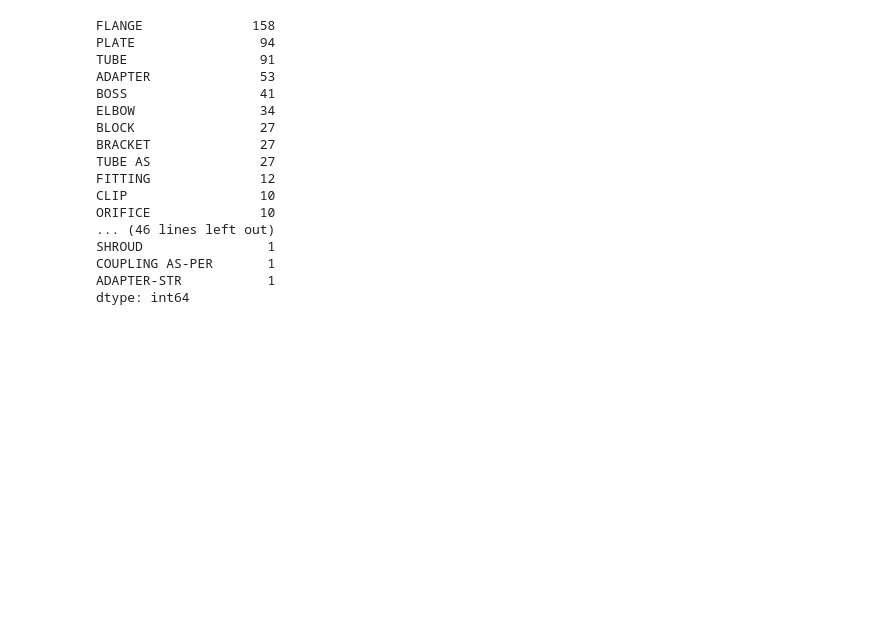
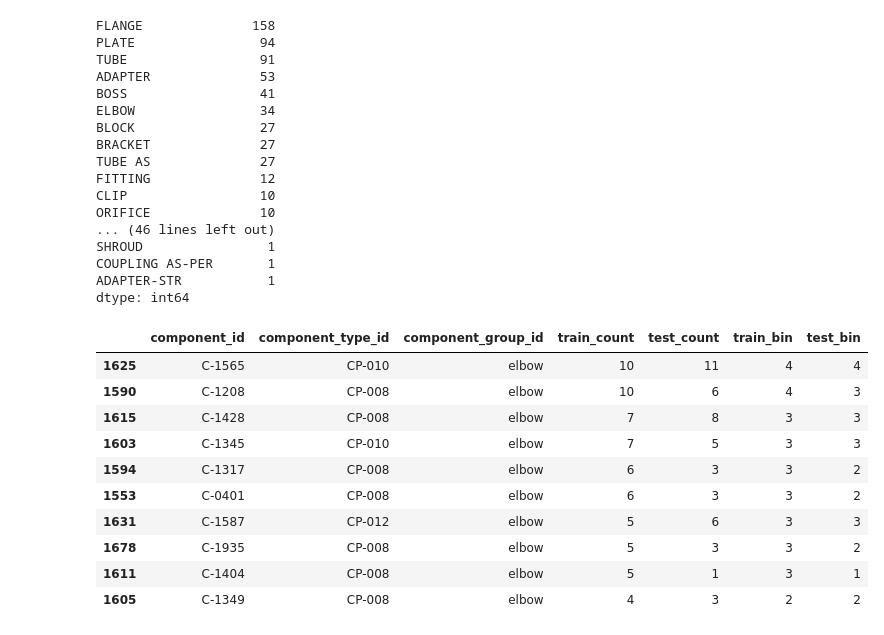
Before and after one commit to cberzan/kaggle-caterpillar, a Jupyter notebook: caterpillar-tube-pricing/components.ipynb, the cells around one changed output. Saved outputs shown, nothing was run; the diff lists cells and outputs as text; code cells hidden in the pictures; blank space fills up the shorter version.

```diff
--- a/caterpillar-tube-pricing/components.ipynb
+++ b/caterpillar-tube-pricing/components.ipynb
@@ -178,3 +178,19 @@ SHROUD                1
 COUPLING AS-PER       1
 ADAPTER-STR           1
 dtype: int64
+# %%
+df = all_counts[all_counts.component_group_id == 'elbow'].copy()
+df.sort('train_count', ascending=False, inplace=True)
+df[:10]
+# %% [output]
+|  | component_id | component_type_id | component_group_id | train_count | test_count | train_bin | test_bin |
+| 1625 | C-1565 | CP-010 | elbow | 10 | 11 | 4 | 4 |
+| 1590 | C-1208 | CP-008 | elbow | 10 | 6 | 4 | 3 |
+| 1615 | C-1428 | CP-008 | elbow | 7 | 8 | 3 | 3 |
+| 1603 | C-1345 | CP-010 | elbow | 7 | 5 | 3 | 3 |
+| 1594 | C-1317 | CP-008 | elbow | 6 | 3 | 3 | 2 |
+| 1553 | C-0401 | CP-008 | elbow | 6 | 3 | 3 | 2 |
+| 1631 | C-1587 | CP-012 | elbow | 5 | 6 | 3 | 3 |
+| 1678 | C-1935 | CP-008 | elbow | 5 | 3 | 3 | 2 |
+| 1611 | C-1404 | CP-008 | elbow | 5 | 1 | 3 | 1 |
+| 1605 | C-1349 | CP-008 | elbow | 4 | 3 | 2 | 2 |
```
Also changed, not shown: parts of 5 cells of this notebook, 5 other files.
